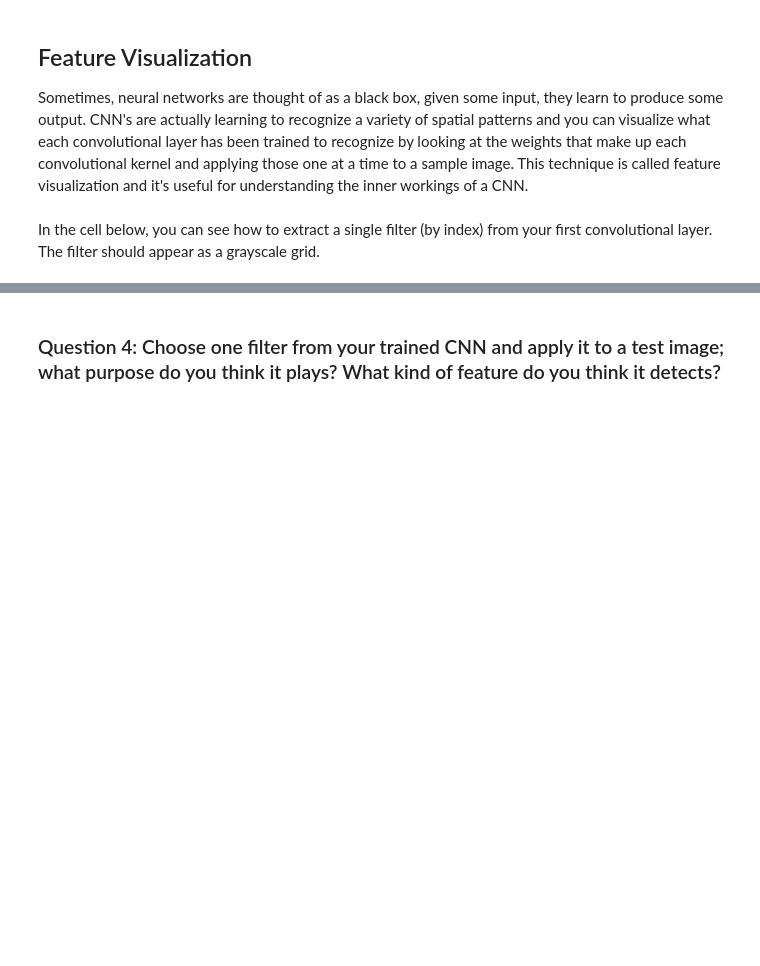
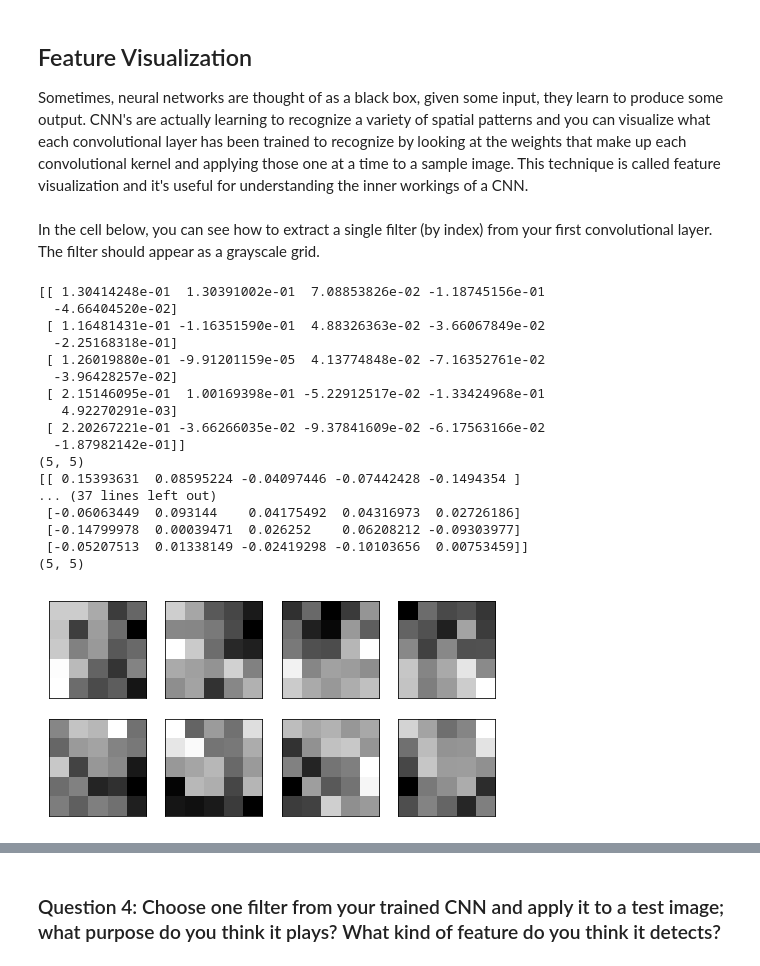
Before and after one commit to damieneyn/nd891-project-facial-keypoint-detection, a Jupyter notebook: 2. Define the Network Architecture.ipynb, the cells around one changed output, grey strips where cells are left out. Cells and saved outputs as stored; diff of their text form; code cells hidden in the pictures; blank space fills up the shorter version.

```diff
--- a/2. Define the Network Architecture.ipynb
+++ b/2. Define the Network Architecture.ipynb
@@ -356,0 +644,15 @@ See how your model performs on previously unseen, test data. We've already loade
+# %%
+def load_net(model, filename):
+    """
+    Loads a parameter dictionary into a PyTorch model
+
+    Parameters
+    ----------
+    model : torch.nn.Module
+        The PyTorch model to restore
+    filename : str
+        The filename of the model's parameter dictionary
+    """
+
+    state_dict = torch.load(filename)
+    model.load_state_dict(state_dict)
@@ -387,0 +747,5 @@ After you've trained a well-performing model, answer the following questions so
+# %%
+from torchsummary import summary
+
+net = net.to(device)
+summary(net, (1, 224, 224))
@@ -396,19 +778,40 @@ Sometimes, neural networks are thought of as a black box, given some input, they
 # %% [markdown]
 In the cell below, you can see how to extract a single filter (by index) from your first convolutional layer. The filter should appear as a grayscale grid.
 # %%
-# Get the weights in the first conv layer, "conv1"
+# get the weights in the first conv layer, "conv1"
 # if necessary, change this to reflect the name of your first conv layer
-weights1 = net.conv1.weight.data
+weights1 = net.extractor[0].weight.data
 
-w = weights1.numpy()
+w = weights1.cpu().numpy()
+fig = plt.figure(figsize=(8, 4))
 
-filter_index = 0
+for filter_index, _ in enumerate(w):
 
-print(w[filter_index][0])
-print(w[filter_index][0].shape)
+    print(w[filter_index][0])
+    print(w[filter_index][0].shape)
 
-# display the filter weights
-plt.imshow(w[filter_index][0], cmap='gray')
+    # display the filter weights
+    fig.add_subplot(2, 4, filter_index+1, xticks=[], yticks=[])
+    plt.imshow(w[filter_index][0], cmap='gray')
+# %% [output]
+[[ 1.30414248e-01  1.30391002e-01  7.08853826e-02 -1.18745156e-01
+  -4.66404520e-02]
+ [ 1.16481431e-01 -1.16351590e-01  4.88326363e-02 -3.66067849e-02
+  -2.25168318e-01]
+ [ 1.26019880e-01 -9.91201159e-05  4.13774848e-02 -7.16352761e-02
+  -3.96428257e-02]
+ [ 2.15146095e-01  1.00169398e-01 -5.22912517e-02 -1.33424968e-01
+   4.92270291e-03]
+ [ 2.20267221e-01 -3.66266035e-02 -9.37841609e-02 -6.17563166e-02
+  -1.87982142e-01]]
+(5, 5)
+[[ 0.15393631  0.08595224 -0.04097446 -0.07442428 -0.1494354 ]
+... (37 lines left out)
+ [-0.06063449  0.093144    0.04175492  0.04316973  0.02726186]
+ [-0.14799978  0.00039471  0.026252    0.06208212 -0.09303977]
+ [-0.05207513  0.01338149 -0.02419298 -0.10103656  0.00753459]]
+(5, 5)
+[figure, added]
 # %% [markdown]
 ## Feature maps
 
```
Also changed, not shown: parts of 37 cells of this notebook, 6 other files.
